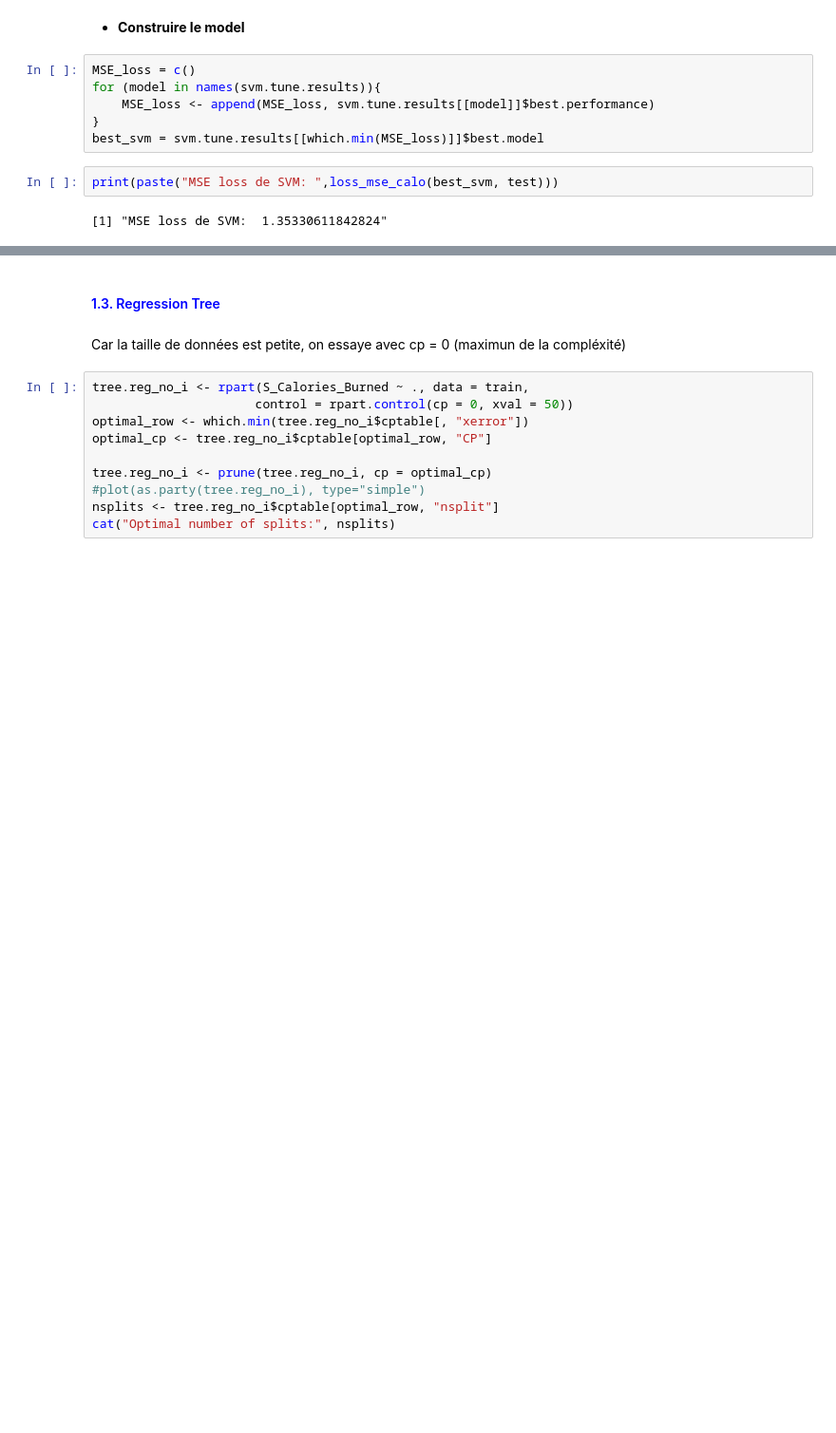
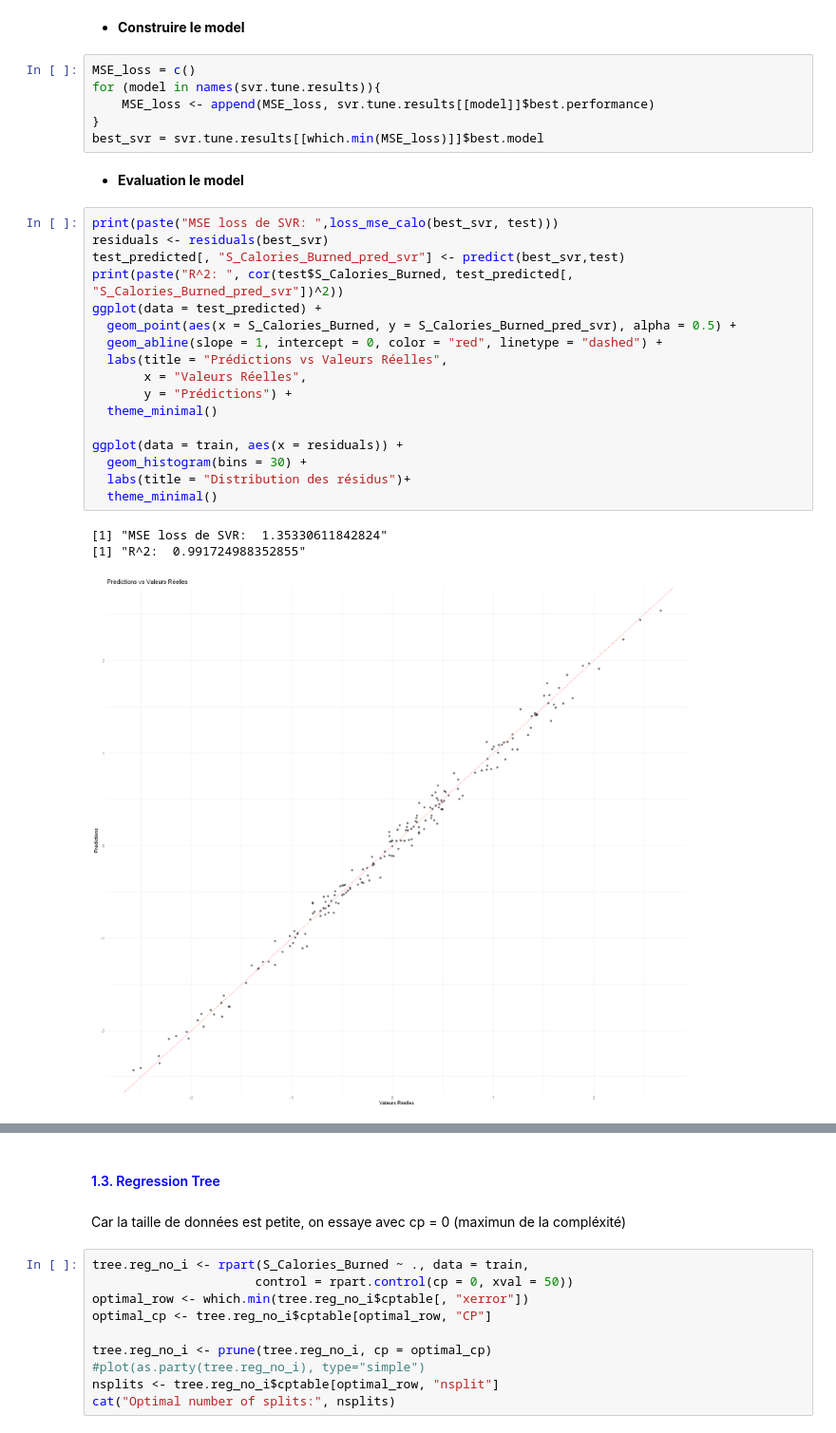
Before and after one commit to Anhquannnnnn/Machine-Learning, a Jupyter notebook: R.ipynb, the cells around one changed output, grey strips where cells are left out. Shown at 95% size. Cells and saved outputs as stored; diff of their text form; blank space fills up the shorter version.

```diff
--- a/R.ipynb
+++ b/R.ipynb
@@ -686,11 +702,30 @@ Cross-val error (MSE) = 0.05321932
 - **Construire le model**
 # %%
 MSE_loss = c()
-for (model in names(svm.tune.results)){
-    MSE_loss <- append(MSE_loss, svm.tune.results[[model]]$best.performance)
+for (model in names(svr.tune.results)){
+    MSE_loss <- append(MSE_loss, svr.tune.results[[model]]$best.performance)
 }
-best_svm = svm.tune.results[[which.min(MSE_loss)]]$best.model
+best_svr = svr.tune.results[[which.min(MSE_loss)]]$best.model
-# %%
-print(paste("MSE loss de SVM: ",loss_mse_calo(best_svm, test)))
-# %% [output]
-[1] "MSE loss de SVM:  1.35330611842824"
+# %% [markdown]
+- **Evaluation le model**
+# %%
+print(paste("MSE loss de SVR: ",loss_mse_calo(best_svr, test)))
+residuals <- residuals(best_svr)
+test_predicted[, "S_Calories_Burned_pred_svr"] <- predict(best_svr,test)
+print(paste("R^2: ", cor(test$S_Calories_Burned, test_predicted[, "S_Calories_Burned_pred_svr"])^2))
+ggplot(data = test_predicted) +
+  geom_point(aes(x = S_Calories_Burned, y = S_Calories_Burned_pred_svr), alpha = 0.5) +
+  geom_abline(slope = 1, intercept = 0, color = "red", linetype = "dashed") +
+  labs(title = "Prédictions vs Valeurs Réelles",
+       x = "Valeurs Réelles",
+       y = "Prédictions") +
+  theme_minimal()
+
+ggplot(data = train, aes(x = residuals)) +
+  geom_histogram(bins = 30) +
+  labs(title = "Distribution des résidus")+
+  theme_minimal()
+# %% [output]
+[1] "MSE loss de SVR:  1.35330611842824"
+[1] "R^2:  0.991724988352855"
+[figure, added]
```
Also changed, not shown: parts of 90 cells of this notebook.
